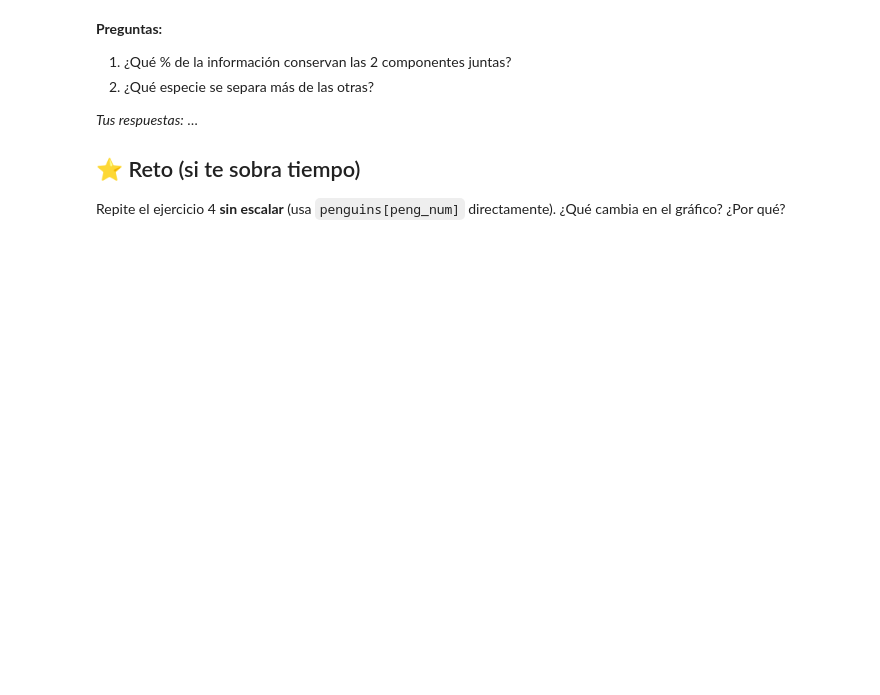
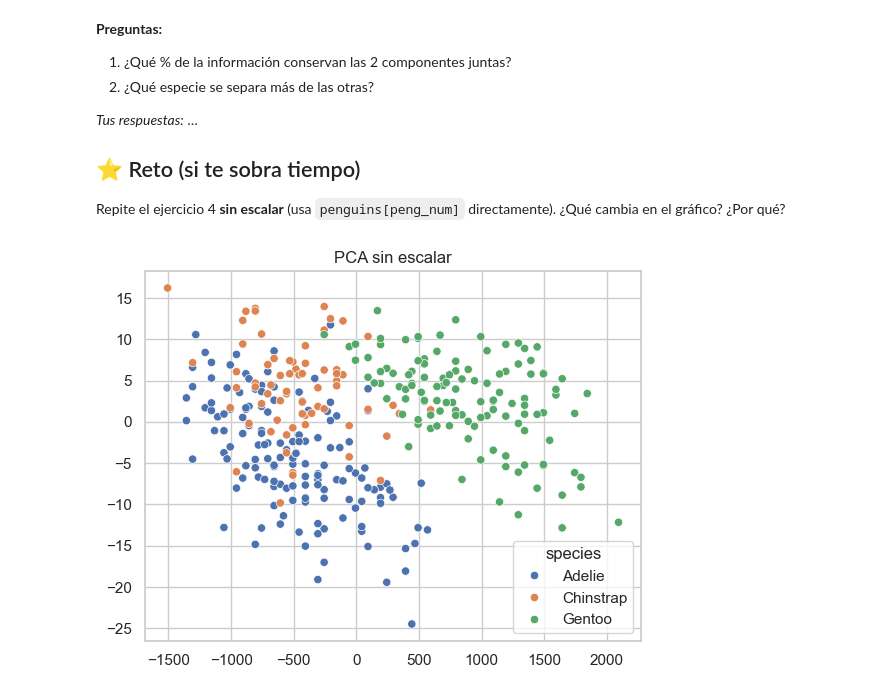
Before and after one commit to Abrilskop/uniandes-trasnfromacion, a Jupyter notebook: S2/S2_taller_estudiantes.ipynb, the cells around one changed output. Cells and saved outputs as stored; diff of their text form; code cells hidden in the pictures; blank space fills up the shorter version.

```diff
--- a/S2/S2_taller_estudiantes.ipynb
+++ b/S2/S2_taller_estudiantes.ipynb
@@ -98,6 +141,8 @@ print(f"Ejercicio 4 ✔ · PC1 + PC2 conservan {pca.explained_variance_ratio_.su
 ## ⭐ Reto (si te sobra tiempo)
 Repite el ejercicio 4 **sin escalar** (usa `penguins[peng_num]` directamente). ¿Qué cambia en el gráfico? ¿Por qué?
 # %%
-Z_sin = ...  # TODO
+Z_sin = PCA(n_components=2).fit_transform(penguins[peng_num])  # TODO
 sns.scatterplot(x=Z_sin[:, 0], y=Z_sin[:, 1], hue=penguins["species"]).set(title="PCA sin escalar")
 plt.show()
+# %% [output]
+[figure, added]
```
Also changed, not shown: parts of 8 cells of this notebook, 1 other file.
